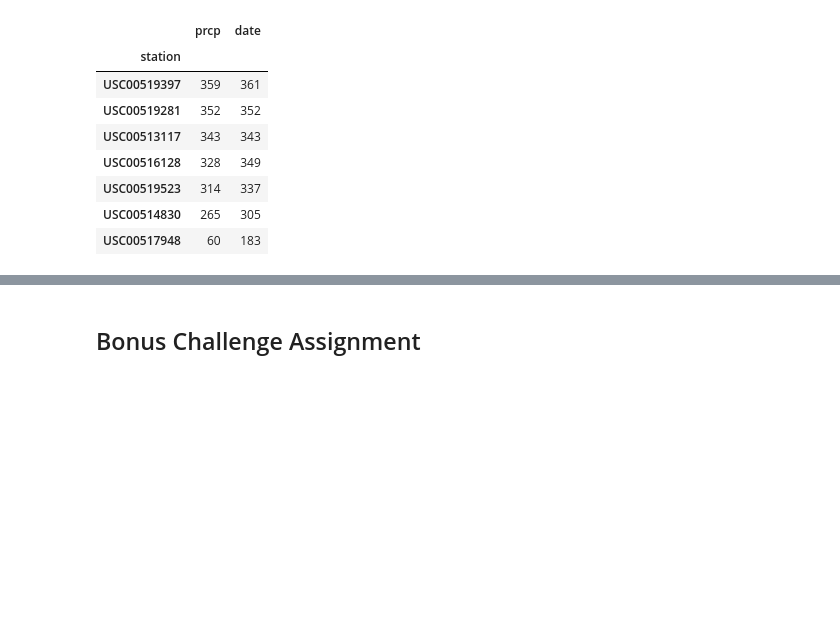
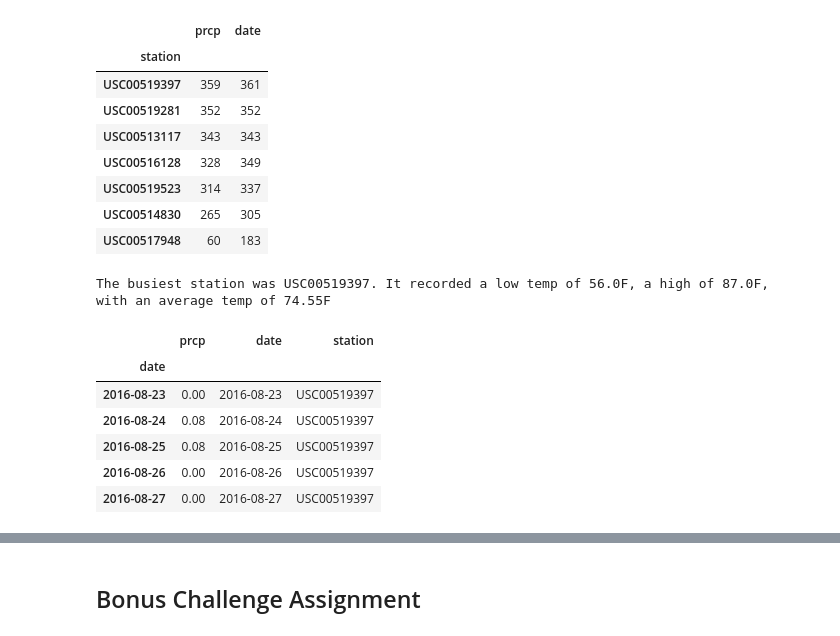
Before and after one commit to csadlo/sqlalchemy-challenge, a Jupyter notebook: climate_starter.ipynb, the cells around one changed output, grey strips where cells are left out. Drawn from its saved outputs; the diff is of its cells as text; code cells hidden in the pictures; blank space fills up the shorter version.

```diff
--- a/climate_starter.ipynb
+++ b/climate_starter.ipynb
@@ -187,0 +186,30 @@ grouped.sort_values(["prcp"], ascending=False)
+# %%
+# Using the station id from the previous query, calculate the lowest temperature recorded,
+# highest temperature recorded, and average temperature of the most active station?
+#busiest_station = "USC00519397"
+station_activity_df = pd.DataFrame(grouped_obj)
+
+#station_activity_df.head()
+
+station_activity_df.reset_index(inplace=True)
+
+busiest_station = station_activity_df.iloc[0]
+
+min_temp = session.query(func.min(Measurement.tobs)).filter(Measurement.station == busiest_station["station"]).all()
+max_temp = session.query(func.max(Measurement.tobs)).filter(Measurement.station == busiest_station["station"]).all()
+avg_temp = session.query(func.avg(Measurement.tobs)).filter(Measurement.station == busiest_station["station"]).all()
+
+print('\n')
+print(f"The busiest station was {busiest_station['station']}. It recorded a low temp of {min_temp[0][0]}F, a high of {max_temp[0][0]}F, with an average temp of {round(avg_temp[0][0],2)}F")
+# %% [output]
+The busiest station was USC00519397. It recorded a low temp of 56.0F, a high of 87.0F, with an average temp of 74.55F
+# %%
+precipitation_df.head()
+# %% [output]
+|  | prcp | date | station |
+| date |  |  |  |
+| 2016-08-23 | 0.00 | 2016-08-23 | USC00519397 |
+| 2016-08-24 | 0.08 | 2016-08-24 | USC00519397 |
+| 2016-08-25 | 0.08 | 2016-08-25 | USC00519397 |
+| 2016-08-26 | 0.00 | 2016-08-26 | USC00519397 |
+| 2016-08-27 | 0.00 | 2016-08-27 | USC00519397 |
```
Also changed, not shown: parts of 6 cells of this notebook, 2 other files.
